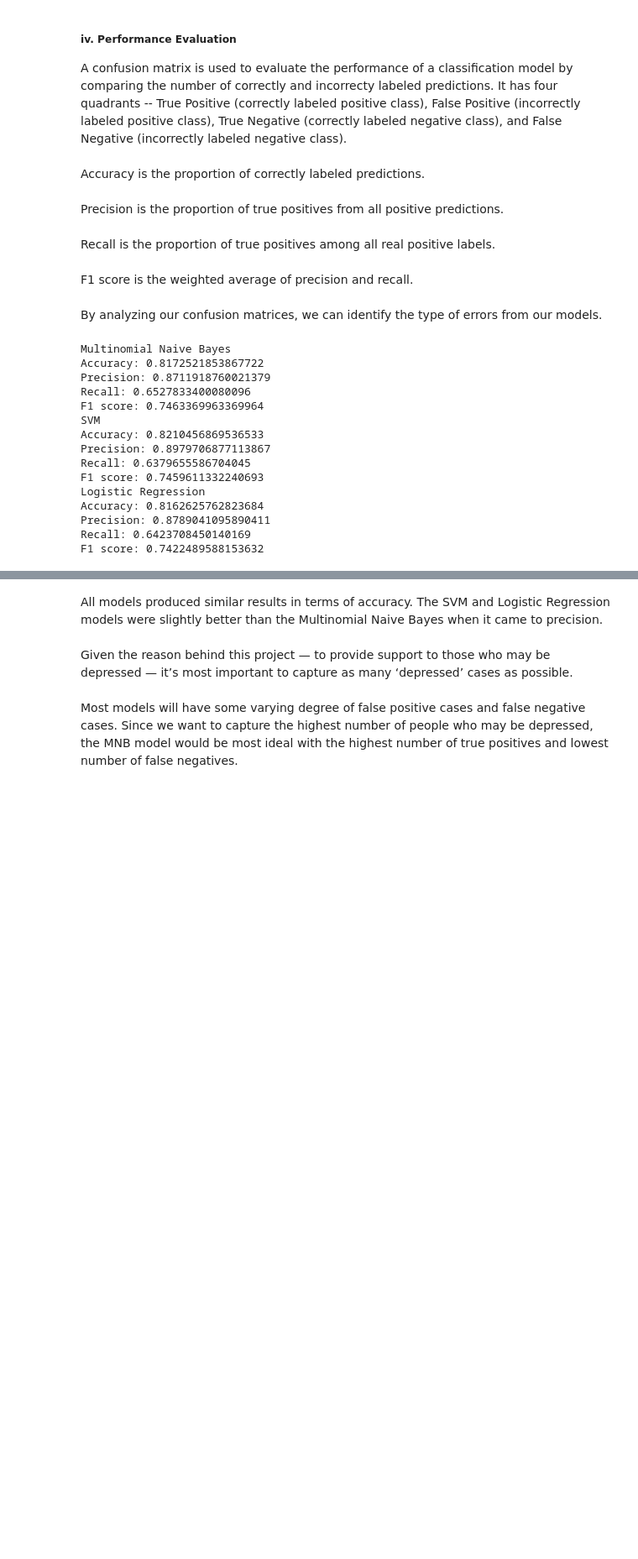
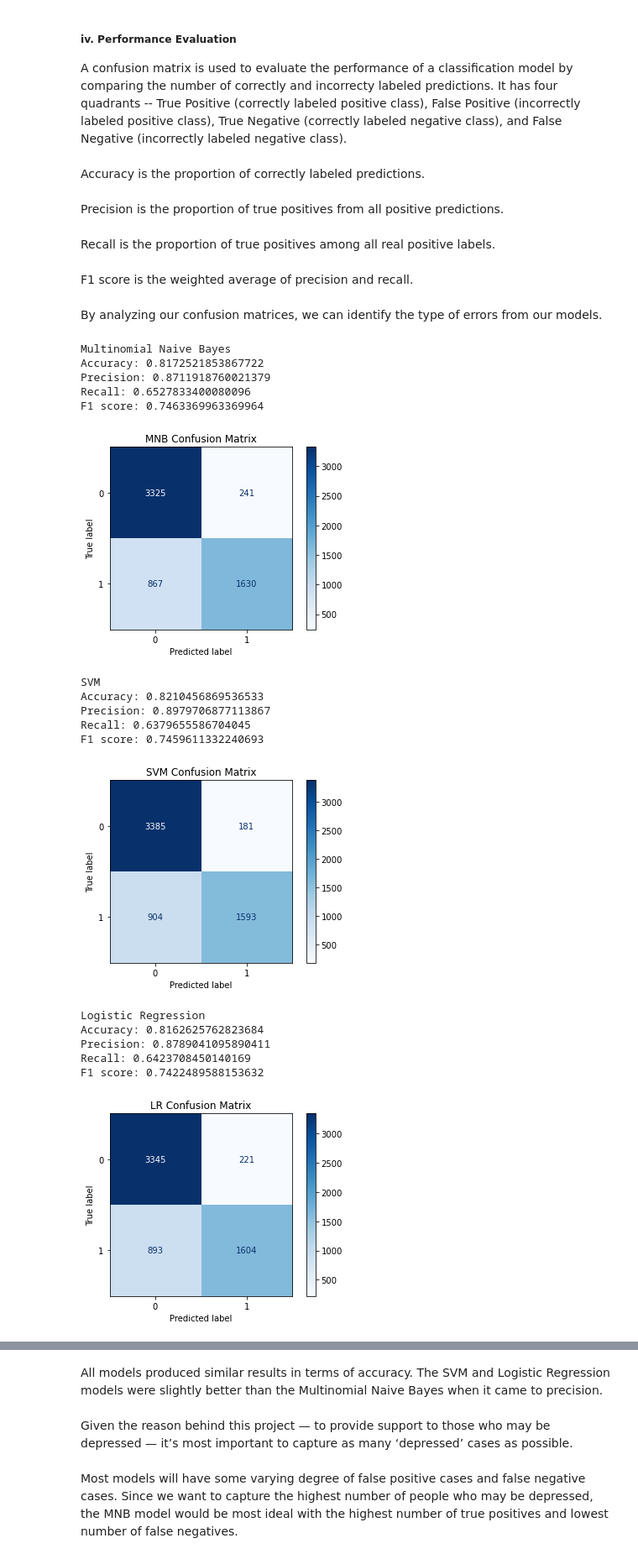
Before and after one commit to thalia-huynh/predicting-depression-using-nlp, a Jupyter notebook: detecting_depression_from_online_text.ipynb, the cells around one changed output, grey strips where cells are left out. Shown: that part at 84% size. Cells and saved outputs as stored; diff of their text form; code cells hidden in the pictures; blank space fills up the shorter version.

Commit message:
Added confusion matrix output to ML algo  function

```diff
--- a/detecting_depression_from_online_text.ipynb
+++ b/detecting_depression_from_online_text.ipynb
@@ -459,44 +459,55 @@ from sklearn.metrics import confusion_matrix
 from sklearn.metrics import ConfusionMatrixDisplay
 from sklearn.naive_bayes import MultinomialNB
 from sklearn import svm
 from sklearn.linear_model import LogisticRegression
 
 # classification function to fit, predict, and evaluate performance
-def classifier(clf, tfidf_vec_matrix, y_train, name):
+def classifier(clf, tfidf_vec_matrix, y_train, name, cm_title):
     # fit
     clf.fit(tfidf_vec_matrix, y_train)
 
     # predict
     y_pred = clf.predict(X_test_tfidf_vec_matrix)
 
     # evaluate performance
     print(name)
     print('Accuracy:', metrics.accuracy_score(y_test, y_pred))
     print('Precision:', metrics.precision_score(y_test, y_pred))
     print('Recall:', metrics.recall_score(y_test, y_pred))
     print('F1 score:', metrics.f1_score(y_test, y_pred))
 
+    # run confusion matrix
+    confusion_matrix(y_test, y_pred)
+
+    # plot confusion matrix
+    confusion = ConfusionMatrixDisplay.from_estimator(clf, X_test_tfidf_vec_matrix, y_test, cmap = plt.cm.Blues)
+    confusion.ax_.set_title(cm_title)
+    plt.show()
+
 # the models we want to use
 mnb_clf = MultinomialNB()
 lr_clf = LogisticRegression()
 svm_clf = svm.SVC(kernel = 'linear')
 
-clf_lst = [('Multinomial Naive Bayes', mnb_clf), ('SVM', svm_clf), ('Logistic Regression', lr_clf)]
-for name, clf in clf_lst:
-    classifier(clf, tfidf_vec_matrix, y_train, name)
+clf_lst = [('Multinomial Naive Bayes', mnb_clf, 'MNB Confusion Matrix'), ('SVM', svm_clf, 'SVM Confusion Matrix'), ('Logistic Regression', lr_clf, 'LR Confusion Matrix')]
+for name, clf, cm_title in clf_lst:
+    classifier(clf, tfidf_vec_matrix, y_train, name, cm_title)
 # %% [output]
 Multinomial Naive Bayes
 Accuracy: 0.8172521853867722
 Precision: 0.8711918760021379
 Recall: 0.6527833400080096
 F1 score: 0.7463369963369964
-SVM
-Accuracy: 0.8210456869536533
-Precision: 0.8979706877113867
-Recall: 0.6379655586704045
-F1 score: 0.7459611332240693
-Logistic Regression
-Accuracy: 0.8162625762823684
-Precision: 0.8789041095890411
-Recall: 0.6423708450140169
-F1 score: 0.7422489588153632
+[figure, added]
+SVM
+Accuracy: 0.8210456869536533
+Precision: 0.8979706877113867
+Recall: 0.6379655586704045
+F1 score: 0.7459611332240693
+[figure, added]
+Logistic Regression
+Accuracy: 0.8162625762823684
+Precision: 0.8789041095890411
+Recall: 0.6423708450140169
+F1 score: 0.7422489588153632
+[figure, added]
```
Also changed, not shown: parts of 2 cells of this notebook.
